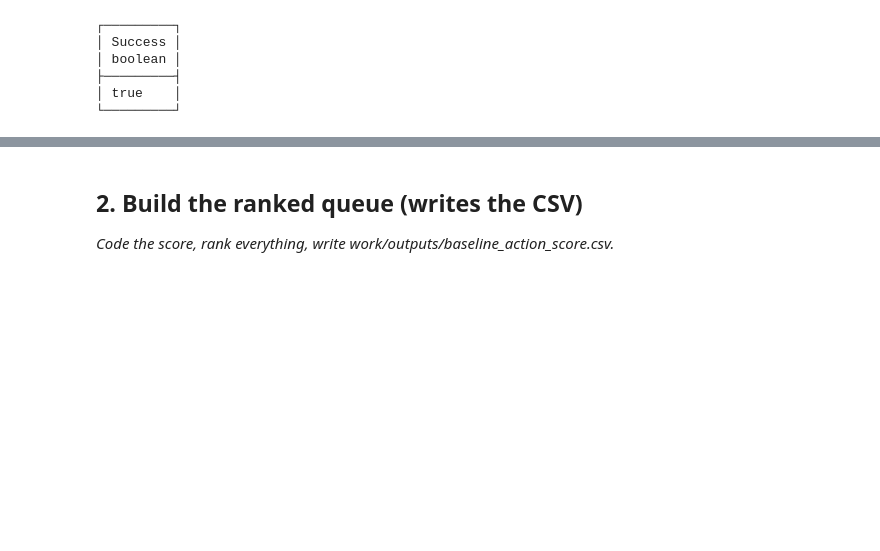
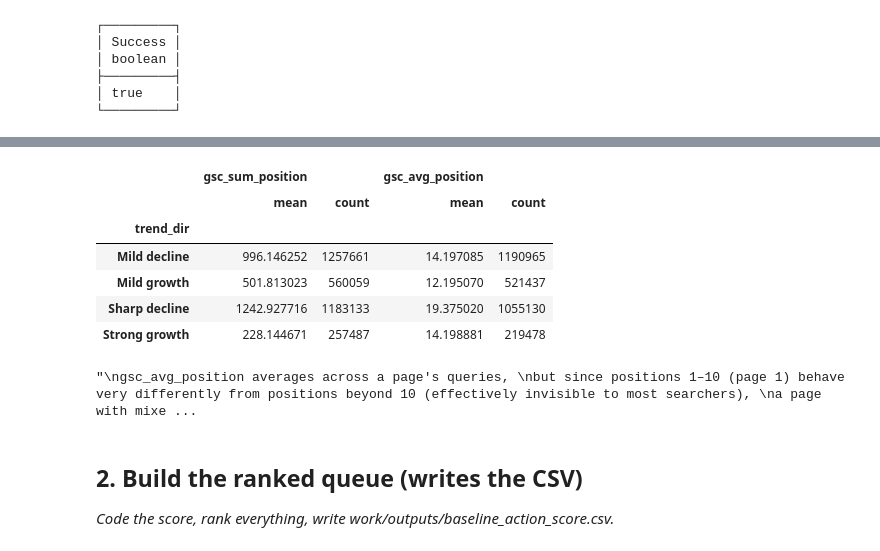
Before and after one commit to ammar-aa/Fly_rank_internship_repo, a Jupyter notebook: work/notebooks/w04_baseline_score.ipynb, the cells around one changed output, grey strips where cells are left out. Cells and saved outputs as stored; diff of their text form; code cells hidden in the pictures; blank space fills up the shorter version.

```diff
--- a/work/notebooks/w04_baseline_score.ipynb
+++ b/work/notebooks/w04_baseline_score.ipynb
@@ -39,8 +46,3 @@ df = con.sql(f"""
 SELECT *
 FROM 'hf://datasets/FlyRank/internship-warehouse/fact_content_daily_performance/month=2026-03/data_0.parquet'
 """).df()
-# %%
-df['ctr'] = (df['gsc_clicks'] / df['gsc_impressions']) * 100
-df['engagement_rate'] = (df['ga4_engaged_sessions'] / df['ga4_sessions']) * 100
-df['scroll_rate'] = (df['scroll_events'] / df['ga4_pageviews']) * 100
-df.head()
@@ -55,18 +49,3 @@ df.head()
-# %%
-df.loc[df['gsc_data_available']==False, [
- 'gsc_impressions',
- 'gsc_clicks',
-]]=np.nan
-
-df.loc[df['ga4_data_available']==False, [
- 'ga4_pageviews',
- 'ga4_sessions',
- 'ga4_users',
- 'ga4_engaged_sessions',
- 'ga4_total_engagement_sec']]=np.nan
-df['scroll_rate'] = df['scroll_rate'].replace([np.inf, -np.inf], 0)
-df.loc[df['gsc_sum_position']==0, 'gsc_sum_position'] = np.nan
-df.loc[df['gsc_avg_position']==0, 'gsc_avg_position'] = np.nan
 # %%
 dfF = con.sql(f"""
 SELECT SUM(gsc_impressions) AS gsc_impressions, client_hash_id, content_hash_id
@@ -107,3 +86,39 @@ df.head()
+# %%
+negative_mean = df.loc[df['trend_pct'] < 0, 'trend_pct'].mean()
+positive_mean = df.loc[df['trend_pct'] > 0, 'trend_pct'].mean()
+conditions = [
+    df['trend_pct'] < negative_mean,
+    (df['trend_pct'] < 0) & (df['trend_pct'] >= negative_mean),
+    (df['trend_pct'] >= 0) & (df['trend_pct'] < positive_mean),   # now includes 0
+    df['trend_pct'] >= positive_mean
+]
+ranks = ['Sharp decline', 'Mild decline', 'Mild growth', 'Strong growth']
+df['trend_dir'] = np.select(conditions, ranks, default=None)
+# %%
+display(df.groupby('trend_dir').agg(
+    {
+        'gsc_sum_position': ['mean', 'count'],
+        'gsc_avg_position': ['mean', 'count'],
+    }
+))
+# %% [output]
+|  | gsc_sum_position |  | gsc_avg_position |  |
+|  | mean | count | mean | count |
+| trend_dir |  |  |  |  |
+| Mild decline | 996.146252 | 1257661 | 14.197085 | 1190965 |
+| Mild growth | 501.813023 | 560059 | 12.195070 | 521437 |
+| Sharp decline | 1242.927716 | 1183133 | 19.375020 | 1055130 |
+| Strong growth | 228.144671 | 257487 | 14.198881 | 219478 |
+# %%
+"""
+gsc_avg_position averages across a page's queries,
+but since positions 1–10 (page 1) behave very differently from positions beyond 10 (effectively invisible to most searchers),
+a page with mixed query performance can average out to a position that doesn't reflect real visibility for any of its queries.
+This likely explains some of the scrambled middle-bucket ordering — sum_position,
+while confounded by query volume, doesn't suffer from this specific averaging distortion.
+"""
+# %% [output]
+"\ngsc_avg_position averages across a page's queries, \nbut since positions 1–10 (page 1) behave very differently from positions beyond 10 (effectively invisible to most searchers), \na page with mixe ...
 # %% [markdown]
 ## 2. Build the ranked queue (writes the CSV)
 
```
Also changed, not shown: parts of 9 cells of this notebook.
